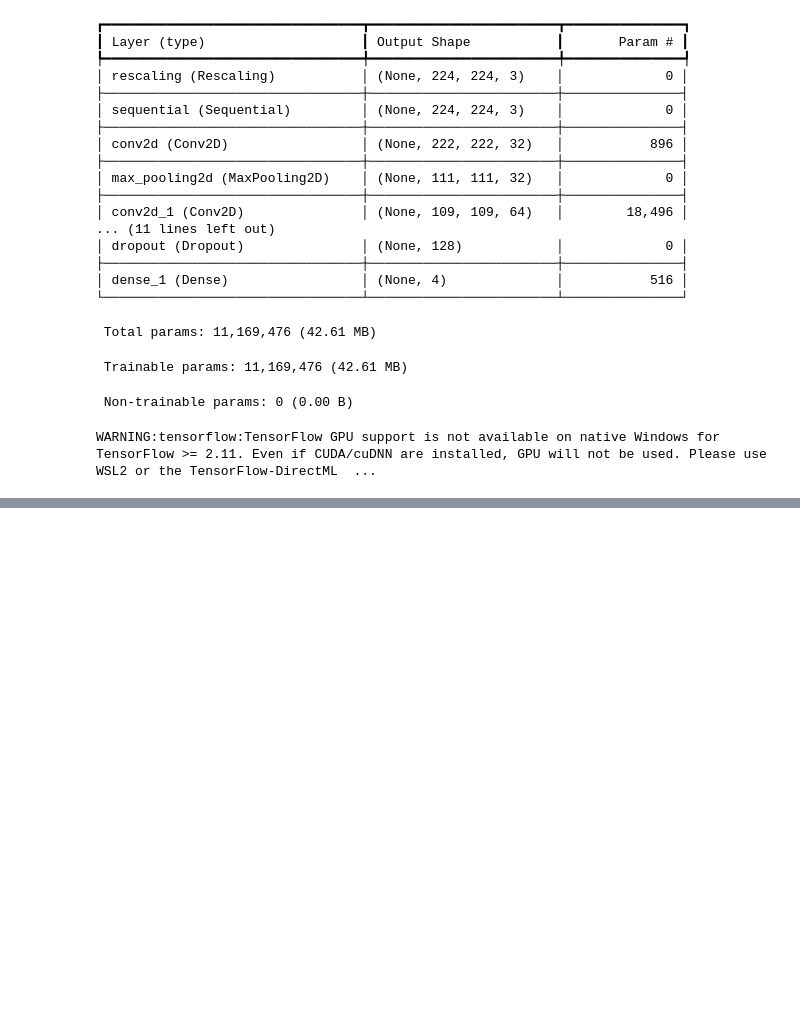
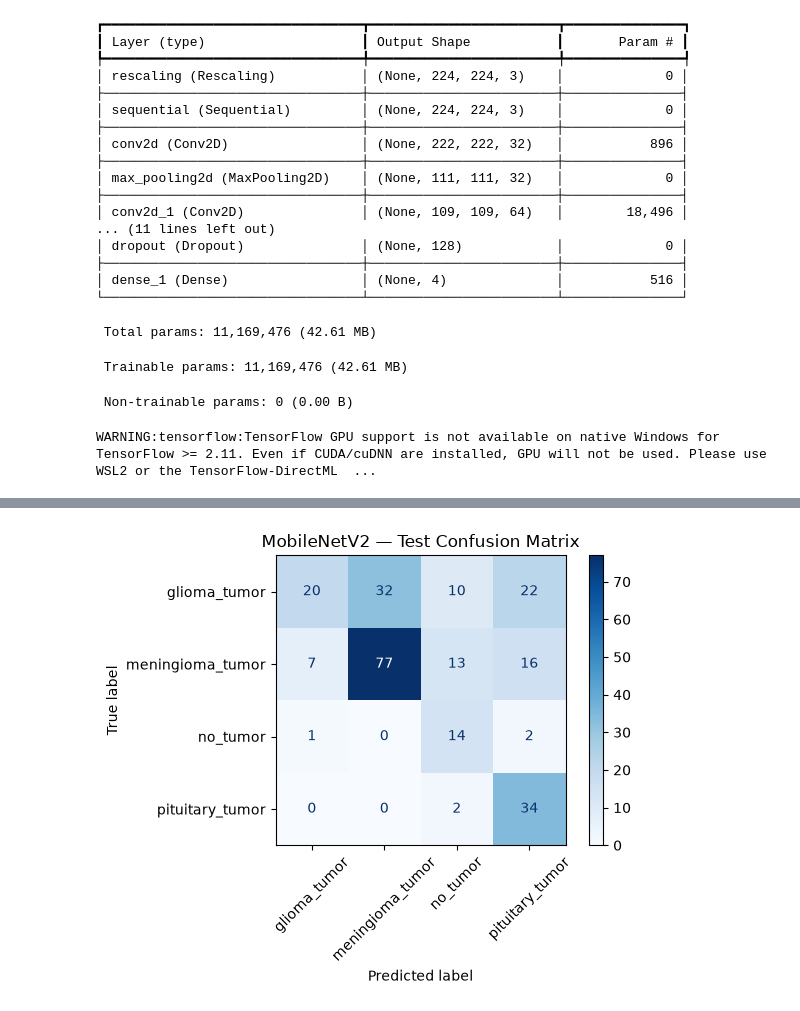
Before and after one commit to ashutoshkashyap04/brain-tumor-detection, a Jupyter notebook: notebooks/03-model-training.ipynb, the cells around one changed output, grey strips where cells are left out. Saved outputs shown, nothing was run; the diff lists cells and outputs as text; code cells hidden in the pictures; blank space fills up the shorter version.

```diff
--- a/notebooks/03-model-training.ipynb
+++ b/notebooks/03-model-training.ipynb
@@ -240,0 +493,24 @@ model.save("../models/brain_tumor_cnn_v1.keras")
+# %%
+# Get actual labels
+import numpy as np
+from sklearn.metrics import classification_report
+
+class_names = ["glioma_tumor", "meningioma_tumor", "no_tumor", "pituitary_tumor"]
+
+y_true = np.concatenate([
+    labels.numpy() for _, labels in test_ds
+])
+
+# Predict class probabilities
+y_prob = model_3.predict(test_ds, verbose=1)
+y_pred = np.argmax(y_prob, axis=1)
+
+print("\nClassification Report:\n")
+print(classification_report(
+    y_true,
+    y_pred,
+    labels=[0, 1, 2, 3],
+    target_names= class_names,
+    digits=4,
+    zero_division=0
+))
@@ -240,0 +532,20 @@ model.save("../models/brain_tumor_cnn_v1.keras")
+# %%
+from sklearn.metrics import confusion_matrix, ConfusionMatrixDisplay
+
+cm = confusion_matrix(
+    y_true,
+    y_pred,
+    labels=[0, 1, 2, 3]
+)
+
+disp = ConfusionMatrixDisplay(
+    confusion_matrix=cm,
+    display_labels= class_names
+)
+
+disp.plot(cmap="Blues", xticks_rotation=45)
+plt.title("MobileNetV2 — Test Confusion Matrix")
+plt.tight_layout()
+plt.show()
+# %% [output]
+[figure, added]
```
Also changed, not shown: parts of 25 cells of this notebook, 1 other file.
